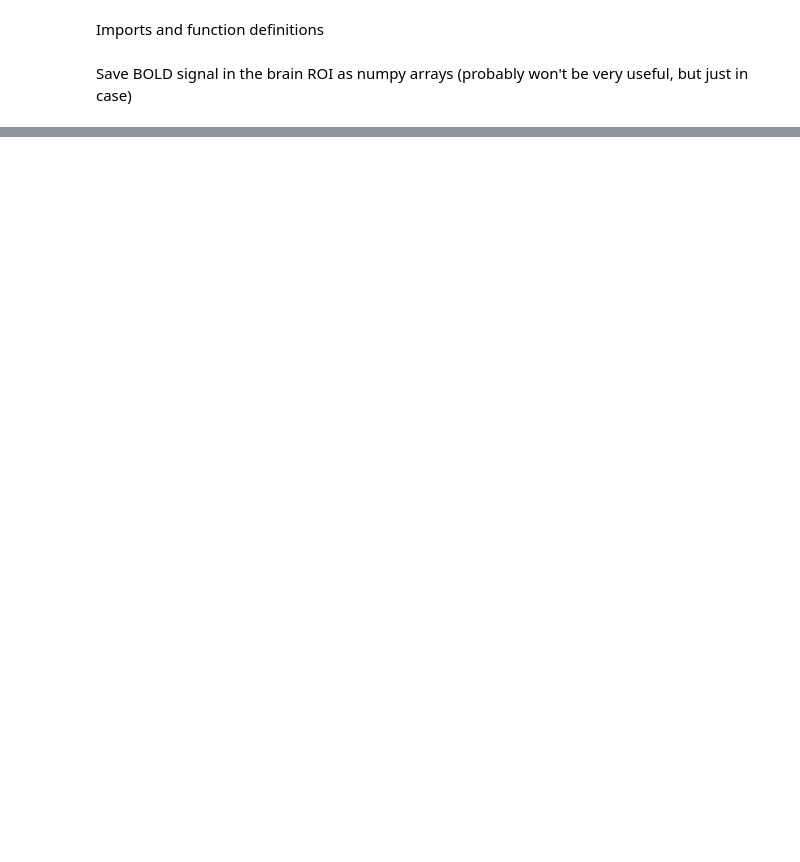
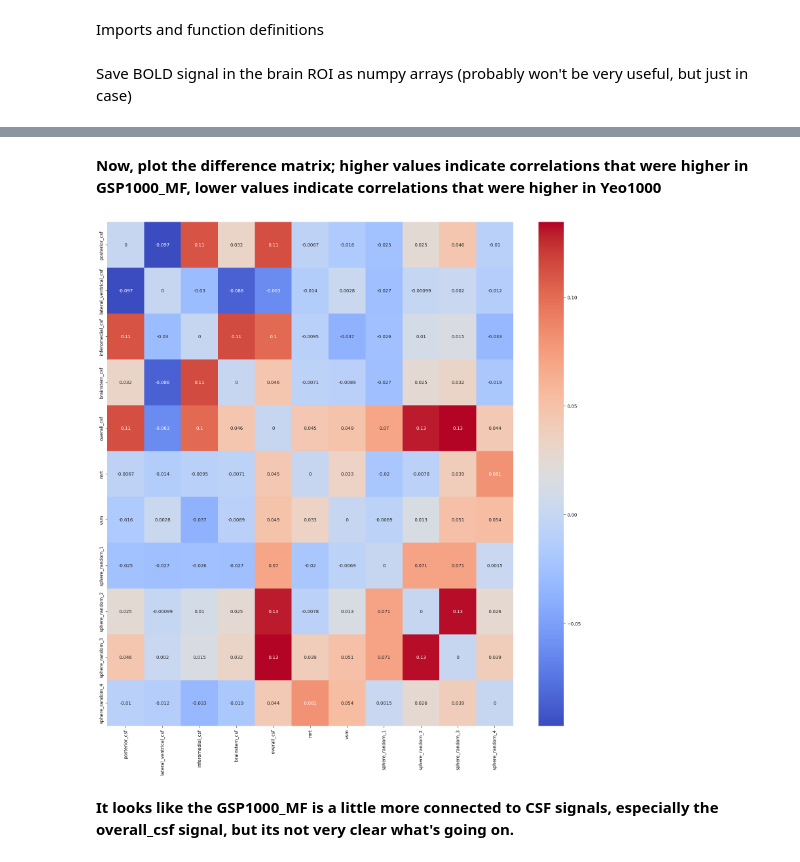
Before and after one commit to JosephIsaacTurner/connectome_differences, a Jupyter notebook: notebooks/01_connectomics.ipynb, the cells around one changed output, grey strips where cells are left out. Saved outputs shown, nothing was run; the diff lists cells and outputs as text; code cells hidden in the pictures; blank space fills up the shorter version.

```diff
--- a/notebooks/01_connectomics.ipynb
+++ b/notebooks/01_connectomics.ipynb
@@ -86,0 +168,12 @@ if not os.path.exists('bold_signal/GSP1000_MF_bold_brainstem_masked_240.npy'):
+# %% [markdown]
+**Now, plot the difference matrix; higher values indicate correlations that were higher in GSP1000_MF, lower values indicate correlations that were higher in Yeo1000**
+# %%
+difference_matrix = result_gsp1000_mf[1] - result_yeo1000[1]
+
+plt.figure(figsize=(20, 20))
+sns.heatmap(difference_matrix, xticklabels=result_yeo1000[-1], yticklabels=result_yeo1000[-1], cmap='coolwarm', annot=True)
+plt.show()
+# %% [output]
+[figure, added]
+# %% [markdown]
+**It looks like the GSP1000_MF is a little more connected to CSF signals, especially the overall_csf signal, but its not very clear what's going on.**
```
Also changed, not shown: parts of 9 cells of this notebook, 11 other files.
